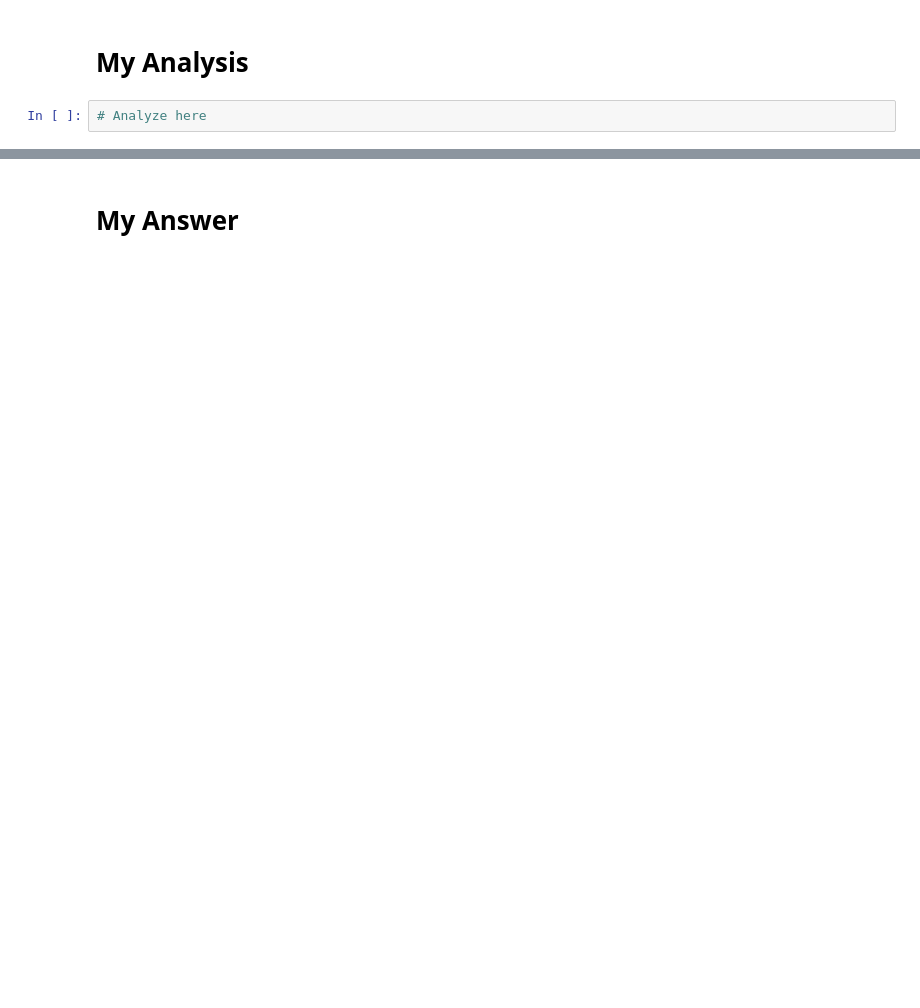
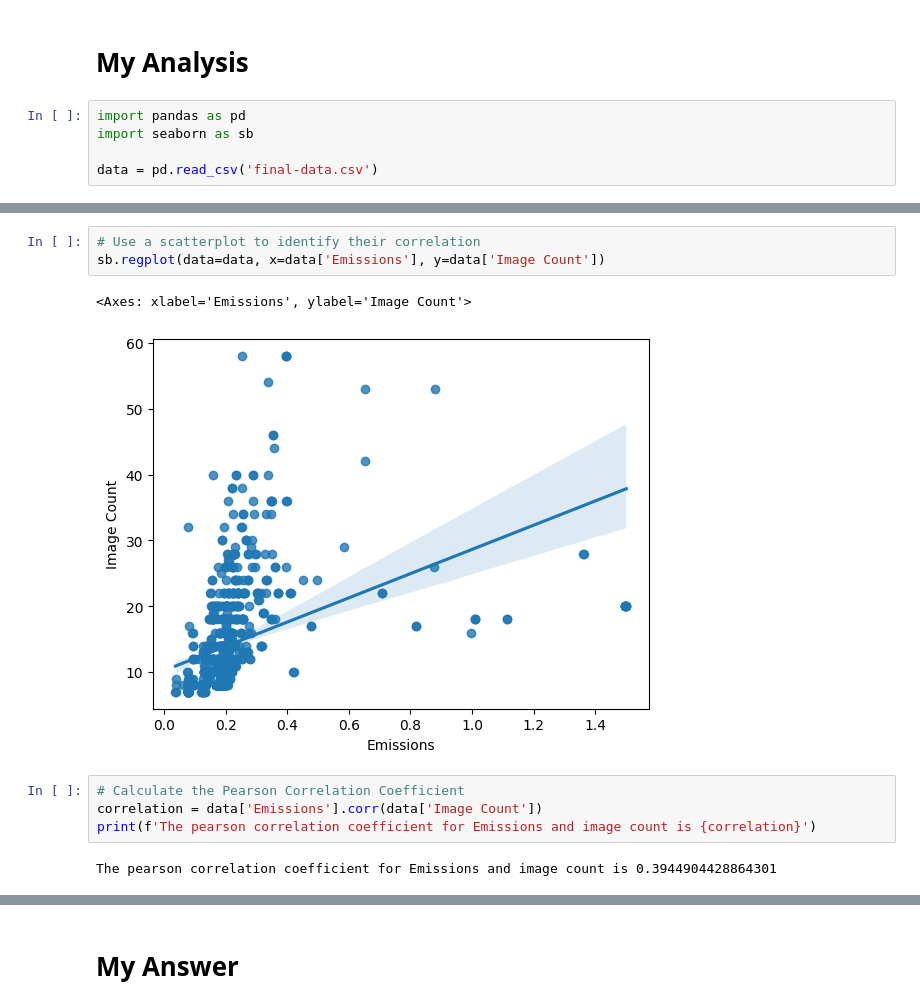
Before and after one commit to ReverseRasterization/AI, a Jupyter notebook: Semester 1/Final/Final+Project+Template.ipynb, the cells around one changed output, grey strips where cells are left out. Drawn from its saved outputs; the diff is of its cells as text; blank space fills up the shorter version.

```diff
--- a/Semester 1/Final/Final+Project+Template.ipynb
+++ b/Semester 1/Final/Final+Project+Template.ipynb
@@ -372,4 +372,7 @@ Progress: 16/17
 # %% [markdown]
 # My Analysis
 # %%
-# Analyze here
+import pandas as pd
+import seaborn as sb
+
+data = pd.read_csv('final-data.csv')
@@ -375,0 +388,12 @@ Progress: 16/17
+# %%
+# Use a scatterplot to identify their correlation
+sb.regplot(data=data, x=data['Emissions'], y=data['Image Count'])
+# %% [output]
+<Axes: xlabel='Emissions', ylabel='Image Count'>
+[figure, added]
+# %%
+# Calculate the Pearson Correlation Coefficient
+correlation = data['Emissions'].corr(data['Image Count'])
+print(f'The pearson correlation coefficient for Emissions and image count is {correlation}')
+# %% [output]
+The pearson correlation coefficient for Emissions and image count is 0.3944904428864301
```
Also changed, not shown: parts of 5 cells of this notebook.
